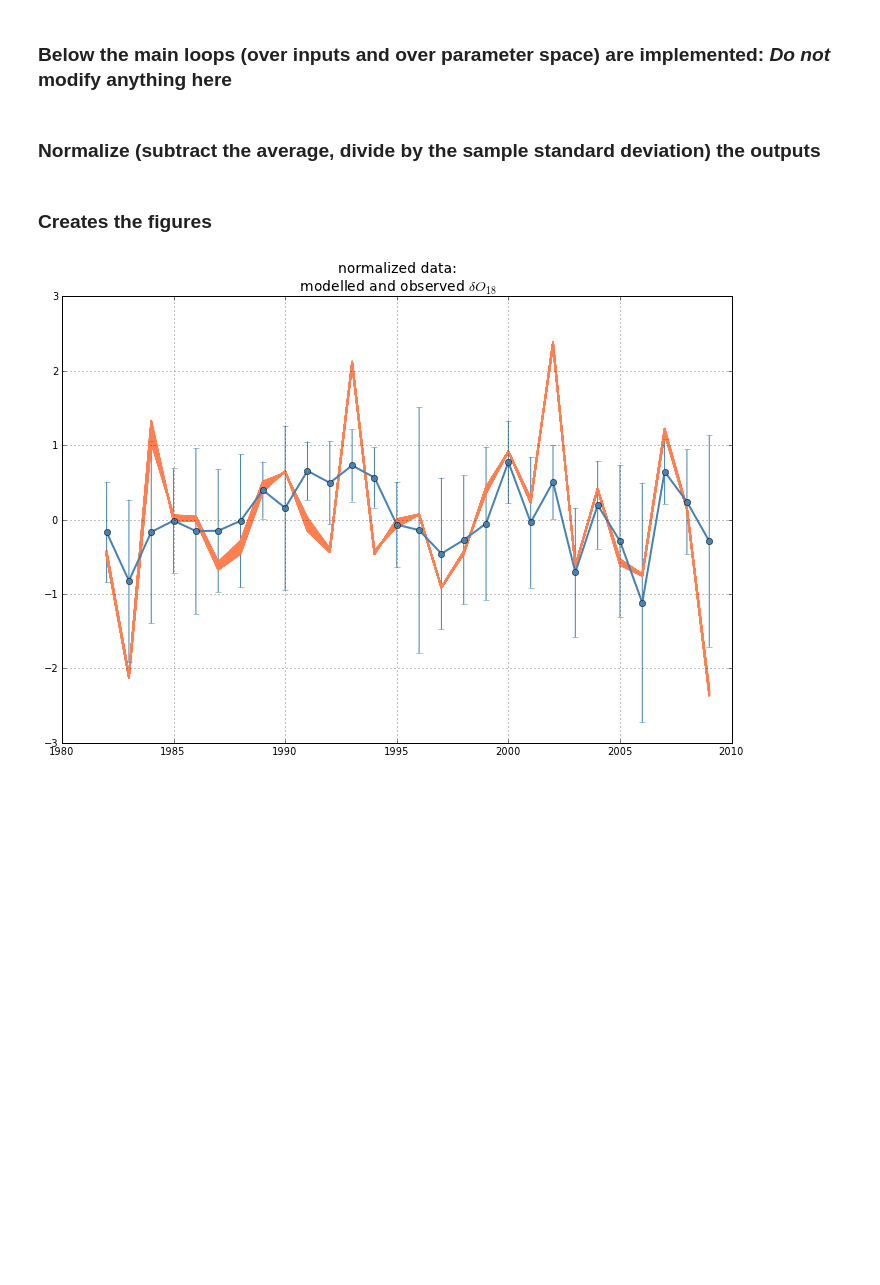
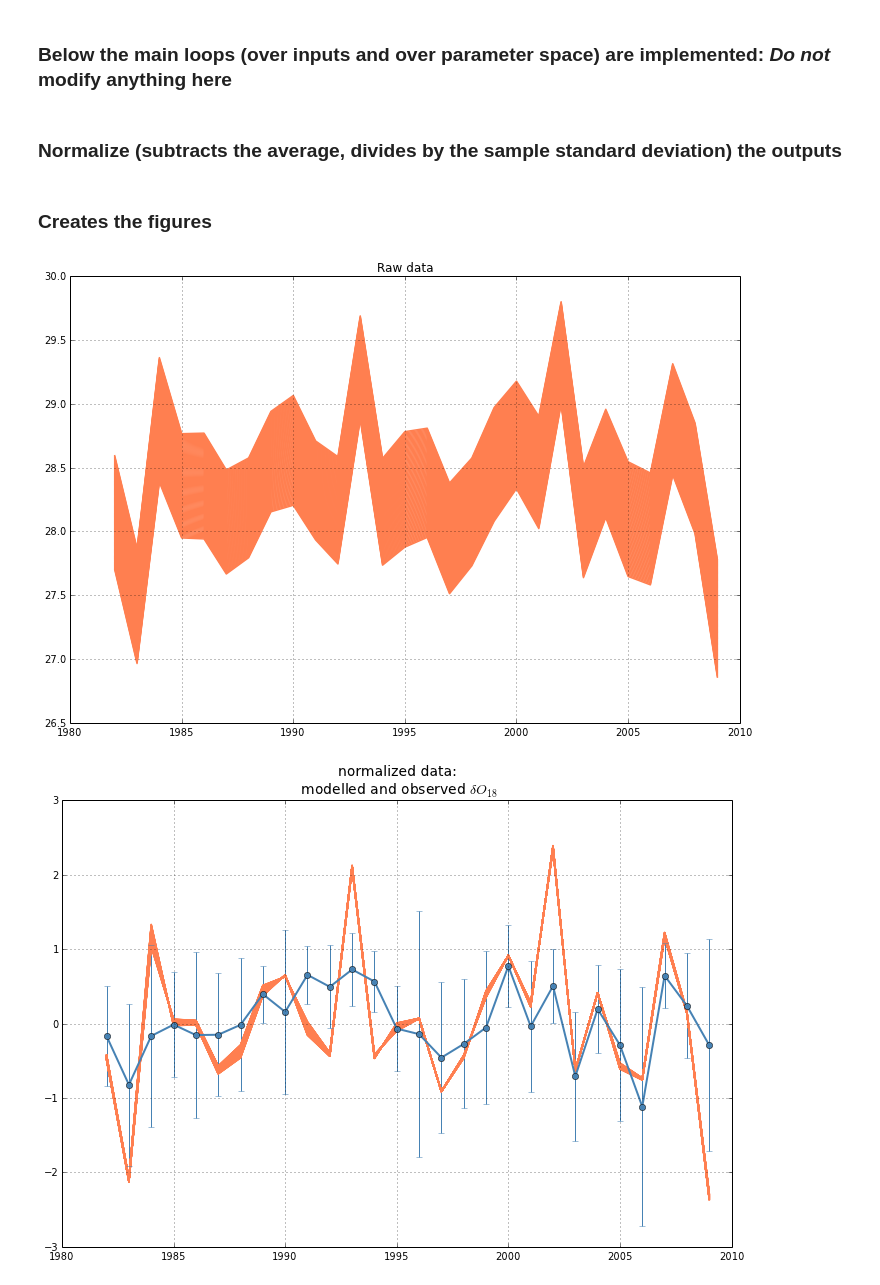
Before and after one commit to nicolasfauchereau/model_isotope, a Jupyter notebook: notebooks/forward_model_explicit.ipynb, the cells around one changed output. Drawn from its saved outputs; the diff is of its cells as text; code cells hidden in the pictures; blank space fills up the shorter version.

```diff
--- a/notebooks/forward_model_explicit.ipynb
+++ b/notebooks/forward_model_explicit.ipynb
@@ -17,13 +16,13 @@ from matplotlib import pyplot as plt
 # %% [markdown]
 ### Define the path where to find the csv files (from your home directory)
 # %%
-dpath = 'research/NIWA/paleo/model-isotope/excel'
+dpath = 'research/NIWA/paleo/model_isotope/excel'
 
 dpath = os.path.join(os.environ['HOME'], dpath)
 # %% [markdown]
 ### Define the path where to save the figures (from your home directory)
 # %%
-fpath = 'research/NIWA/paleo/model-isotope/figures'
+fpath = 'research/NIWA/paleo/model_isotope/figures'
 
 fpath = os.path.join(os.environ['HOME'], fpath)
 # %% [markdown]
@@ -162,7 +161,7 @@ for index in xrange(len(inputs)):
 
         ek = ((fract_through_stomata*1/gs)+(fract_through_boundary_layer*rb))/((1/gs)+rb)
 
-        e_star = 2.644-3.206*((10**3)/leaf_temp_K)+1.534*((10**6)/(leaf_temp_K**2))
+        e_star = 2.644-3.206*((1e3)/leaf_temp_K)+1.534*((10**6)/(leaf_temp_K**2))
 
         dv = ((d_water_vapour/1000.)*(1+(d_source_H2O/1000))+(d_source_H2O/1000.))*1000.
 
@@ -205,7 +204,7 @@ for index in xrange(len(inputs)):
 
 l = np.array(l)
 # %% [markdown]
-### Normalize (subtract the average, divide by the sample standard deviation) the outputs
+### Normalize (subtracts the average, divides by the sample standard deviation) the outputs
 # %%
 mean_l = l.mean(0)
 
@@ -217,22 +216,24 @@ l_s = (l - mean_l) / std_l
 # %%
 ### ===========================================================================
 ### raw modelled values (possibly P-dimensional)
-f, ax = plt.subplots(figsize=(10,6))
-ax.plot(inputs.index, l, color='r', lw=1.5)
+f, ax = plt.subplots(figsize=(12,8))
+ax.plot(inputs.index, l, color='coral', lw=1.5, zorder=2)
 ax.set_title('Raw data')
+ax.grid('on')
 f.savefig(os.path.join(fpath,'raw_modelled_delta18O.png'), bbox_inches='tight', dpi=200)
-plt.close(f)
+plt.show()
 
 ### ===========================================================================
 ### normalized modelled values (possibly P-dimensional) and observed values
 f, ax = plt.subplots(figsize=(12,8))
 ax.plot(inputs.index, l_s, color='coral', lw=1.5, label='model')
 ax.plot(obs.index, obs['av'].values, color='steelblue', lw=2, label='observations')
 ax.errorbar(obs.index, obs['av'].values, yerr=obs['std'].values, fmt='o', color='steelblue')
-ax.grid()
+ax.grid('on', zorder=12)
 ax.set_title('normalized data:\n modelled and observed $\delta O_{18}$', fontsize=14)
 #ax.text(2006,2.5,'R=%4.2f' % (np.corrcoef(l_s.flatten(),obs['av'].values)[0,1]))
 f.savefig(os.path.join(fpath,'normalized_modelled_delta18O.png'), bbox_inches='tight', dpi=200)
 plt.show()
 # %% [output]
-[figure, old version]
+[figure, new version]
+[figure, added]
```
Also changed, not shown: parts of 1 cell of this notebook, 2 other files.
